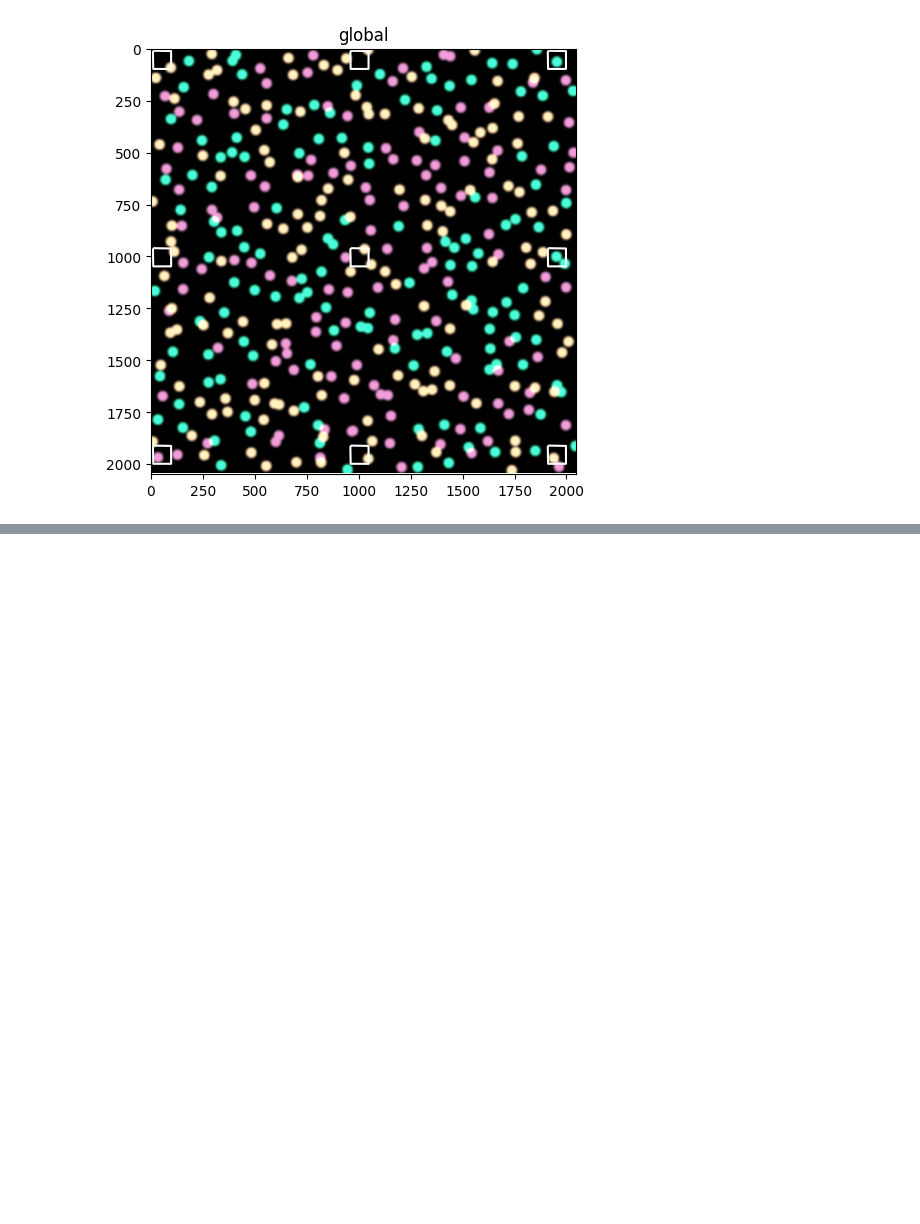
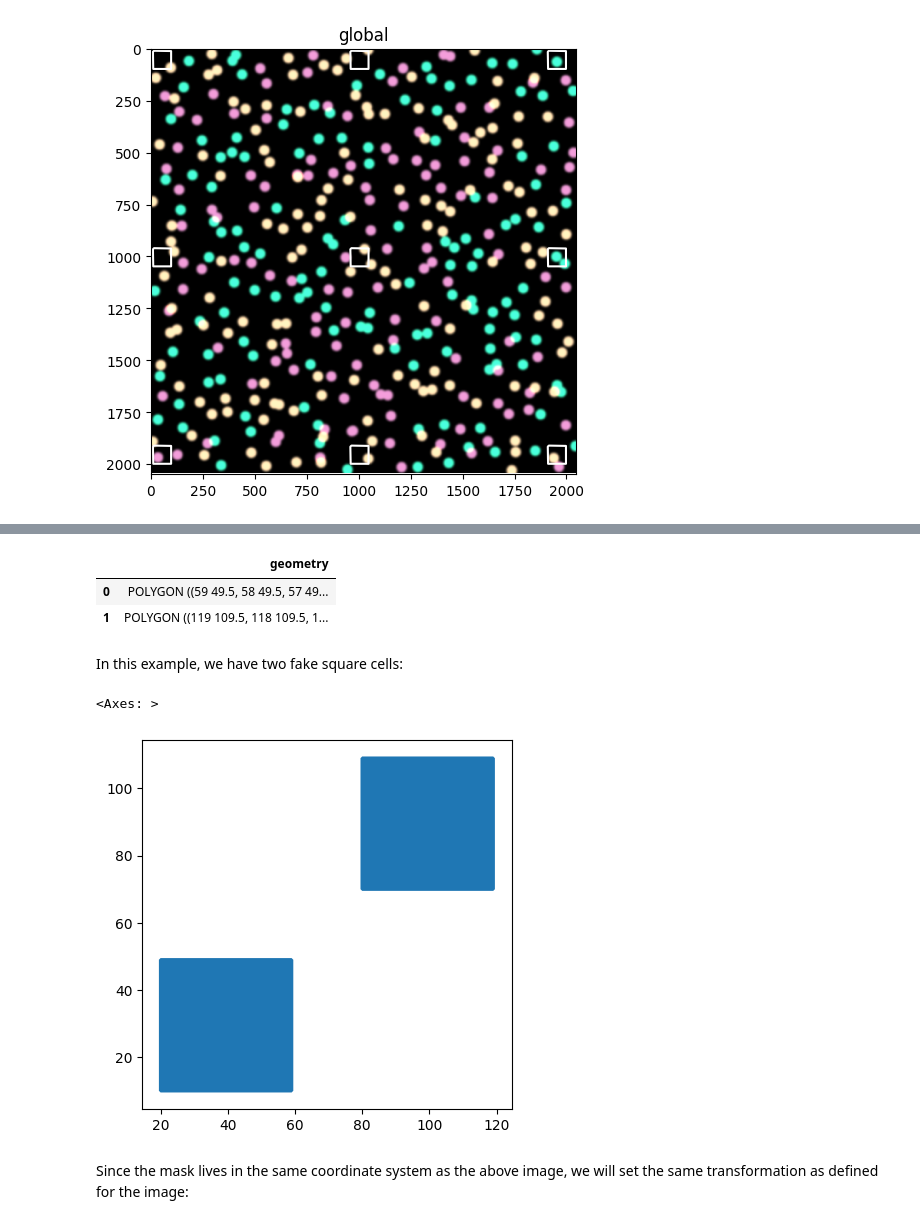
Before and after one commit to psgundla/sopa, a Jupyter notebook: docs/tutorials/custom_segmentation.ipynb, the cells around one changed output, grey strips where cells are left out. Drawn from its saved outputs; the diff is of its cells as text; code cells hidden in the pictures; blank space fills up the shorter version.

```diff
--- a/docs/tutorials/custom_segmentation.ipynb
+++ b/docs/tutorials/custom_segmentation.ipynb
@@ -166,0 +107,6 @@ external_sdata.pl.render_images(image_key).pl.render_shapes(
+# %%
+import sopa
+
+sdata = sopa.io.toy_dataset(length=128, include_he_image=False)
+
+del sdata["cells"]  # remove here since we'll get new cell boundaries
@@ -166,0 +121,26 @@ external_sdata.pl.render_images(image_key).pl.render_shapes(
+# %%
+import numpy as np
+
+# "image" is the name of the image you used for cell segmentation
+image = sopa.utils.get_spatial_image(sdata, "image")
+
+mask = np.zeros((image.sizes["y"], image.sizes["x"]), dtype=np.int32)
+mask[10:50, 20:60] = 7
+mask[70:110, 80:120] = 42
+
+gdf = sopa.shapes.vectorize(mask, tolerance=0, smooth_radius_ratio=0)
+
+gdf
+# %% [output]
+|  | geometry |
+| 0 | POLYGON ((59 49.5, 58 49.5, 57 49... |
+| 1 | POLYGON ((119 109.5, 118 109.5, 1... |
+# %% [markdown]
+In this example, we have two fake square cells:
+# %%
+gdf.plot()
+# %% [output]
+<Axes: >
+[figure, added]
+# %% [markdown]
+Since the mask lives in the same coordinate system as the above image, we will set the same transformation as defined for the image:
```
Also changed, not shown: parts of 18 cells of this notebook, 1 other file.
